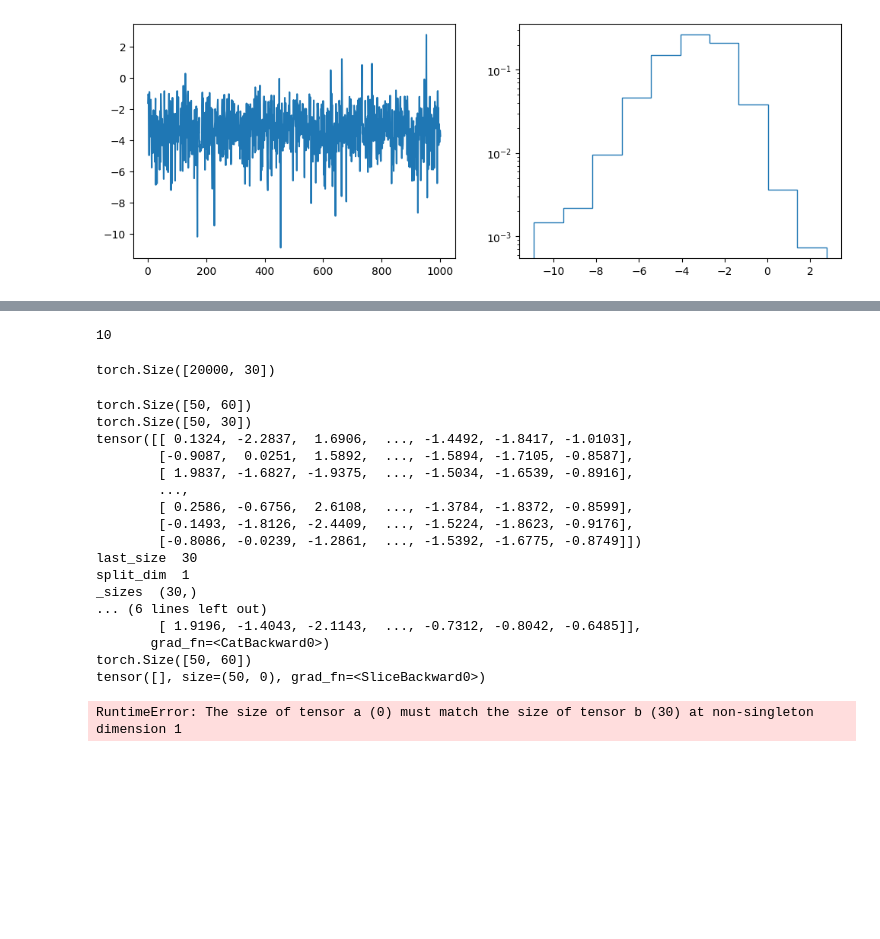
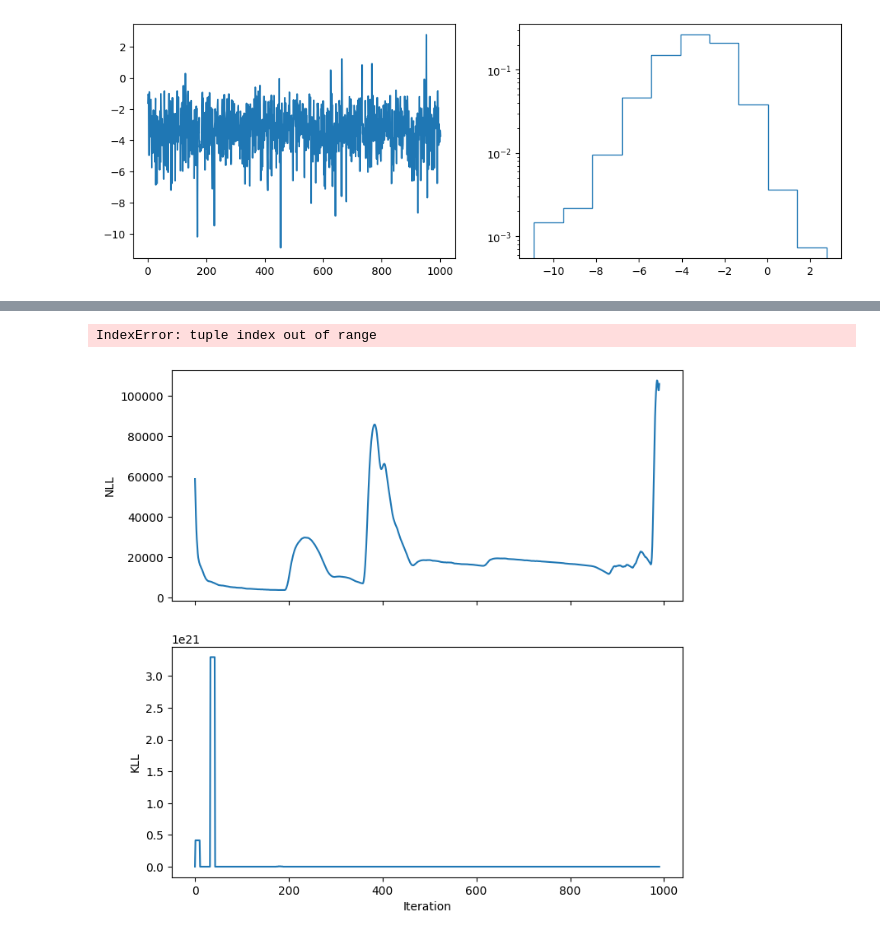
Before and after one commit to anero-wr/bgflow, a Jupyter notebook: notebooks/LJ_equivariant.ipynb, the cells around one changed output, grey strips where cells are left out. Cells and saved outputs as stored; diff of their text form; code cells hidden in the pictures; blank space fills up the shorter version.

```diff
--- a/notebooks/LJ_equivariant.ipynb
+++ b/notebooks/LJ_equivariant.ipynb
@@ -223,10 +235,3 @@ reporter = LossReporter("NLL", "KLL")
-# %%
-len(data)/n_batch
-print(n_particles)
-data.shape
-# %% [output]
-10
-torch.Size([20000, 30])
 # %%
 for epoch, lamb in enumerate(lambdas):
     for it, idxs in enumerate(batch_iter):
@@ -239,20 +244,16 @@ for epoch, lamb in enumerate(lambdas):
         optim.zero_grad()
 
         # negative log-likelihood of the batch is equal to the energy of the BG
-        print(batch.shape)
-        print(batch_data.shape)
+
         latent_samples, latent_dlogp = flow(batch, inverse=True)
-        print(latent_samples)
-        print(latent_samples.shape)
-        print(latent_samples[:,dim:])
-        nll = - 0.5 * latent_dlogp.mean() + prior.energy(latent_samples[:, dim:]).mean() + prior.energy(latent_samples[:, :dim]).mean()
-        nll.backward()
+        nll = - 0.5 * latent_dlogp.mean() + prior.energy(latent_samples[:, dim_ics:]).mean() + prior.energy(latent_samples[:, :dim_ics]).mean()
+        (lamb*nll).backward()
 
         # kl divergence to the target
         latent = torch.cat([prior.sample(n_kl_samples), prior.sample(n_kl_samples)], dim=1)
         samples, dlogp = flow(latent)
 
-        kll = target.energy(samples[:, :dim]).mean() + prior.energy(samples[:, dim:]).mean() - 0.5 *  dlogp.mean()
+        kll = target.energy(samples[:, :dim_ics]).mean() + prior.energy(samples[:, dim_ics:]).mean() - 0.5 *  dlogp.mean()
 
         # aggregate weighted gradient
         ((1. - lamb) * kll).backward()
@@ -269,22 +270,13 @@ for epoch, lamb in enumerate(lambdas):
                     lamb,
                     *reporter.recent(1).ravel()
                 ), end="")
+    n_samples=100
+    latent = torch.cat([prior.sample(n_samples), prior.sample(n_samples)], dim=1)
+    samples, dlogp = flow(latent)
+    save_energy(samples[:, :dim_ics], target, str(epoch)+"_"+str(lamb))
 # %% [output]
-torch.Size([50, 60])
-torch.Size([50, 30])
-tensor([[ 0.1324, -2.2837,  1.6906,  ..., -1.4492, -1.8417, -1.0103],
-        [-0.9087,  0.0251,  1.5892,  ..., -1.5894, -1.7105, -0.8587],
-        [ 1.9837, -1.6827, -1.9375,  ..., -1.5034, -1.6539, -0.8916],
-        ...,
-        [ 0.2586, -0.6756,  2.6108,  ..., -1.3784, -1.8372, -0.8599],
-        [-0.1493, -1.8126, -2.4409,  ..., -1.5224, -1.8623, -0.9176],
-        [-0.8086, -0.0239, -1.2861,  ..., -1.5392, -1.6775, -0.8749]])
-last_size  30
-split_dim  1
-_sizes  (30,)
-... (6 lines left out)
-        [ 1.9196, -1.4043, -2.1143,  ..., -0.7312, -0.8042, -0.6485]],
-       grad_fn=<CatBackward0>)
-torch.Size([50, 60])
-tensor([], size=(50, 0), grad_fn=<SliceBackward0>)
+IndexError: tuple index out of range
-RuntimeError: The size of tensor a (0) must match the size of tensor b (30) at non-singleton dimension 1
+# %%
+reporter.plot()
+# %% [output]
+[figure, added]
```
Also changed, not shown: parts of 8 cells of this notebook, 1 other file.
